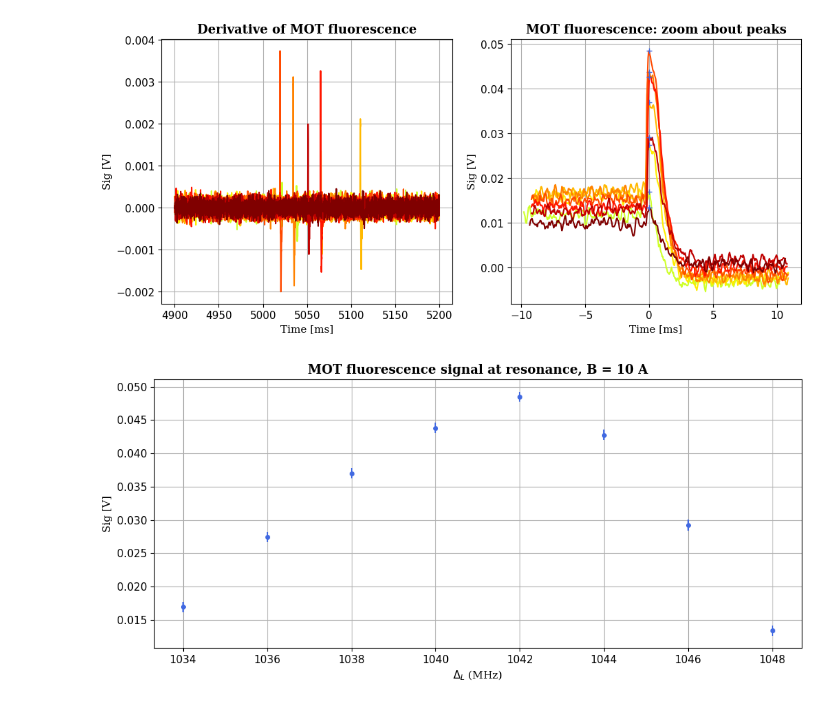
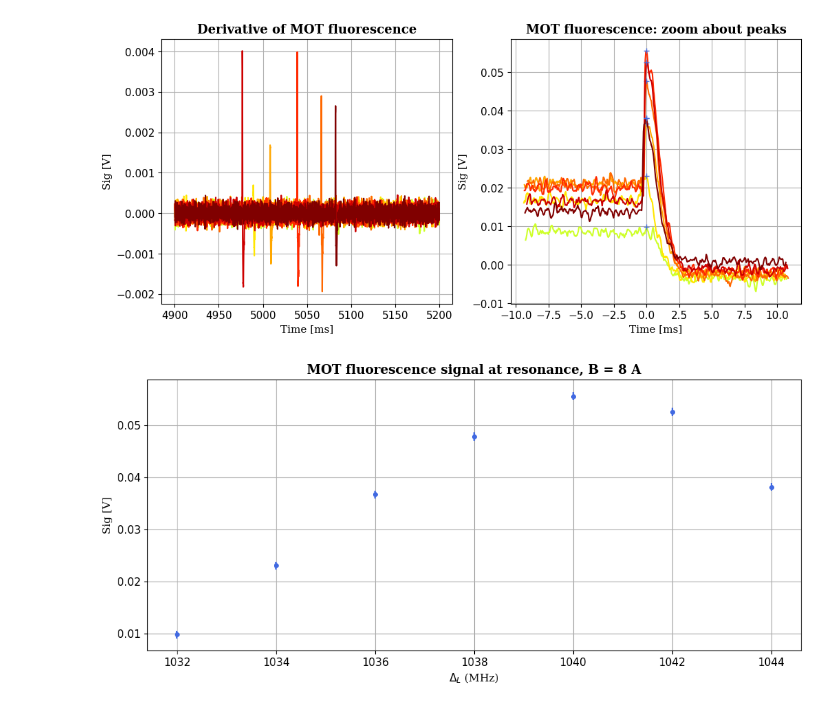
Before and after one commit to Leonardo-Razzai/MOT, a Jupyter notebook: Data/varying_B_and_D/different_DL_analysis.ipynb, the cells around one changed output. Drawn from its saved outputs; the diff is of its cells as text; code cells hidden in the pictures.

```diff
--- a/Data/varying_B_and_D/different_DL_analysis.ipynb
+++ b/Data/varying_B_and_D/different_DL_analysis.ipynb
@@ -3,9 +3,9 @@ from AnMOT import *
 # %%
 D_res = 1027 # MHz
-B = 10 # A
+B = 8 # A
 DATE = './2025-01-16/'
 
-BN_L_vals = range(1034, 1050, 2) # MHz
+BN_L_vals = range(1032, 1046, 2) # MHz
 DataSet = MOTdata_Loading(DATE, B=B, BN_L_vals=BN_L_vals, BN_res=D_res)
 # %%
 DataSet.ImportData()
@@ -20,10 +22,10 @@ DataSet.PlotRawData_zoom(tmin=4.9, tmax=5.2)
 # %%
-DataSet.SelectData(tmin=4.9, tmax=5.2, N_conv=4, plot=True)
+DataSet.SelectData_Peaks(tmin=4.9, tmax=5.2, N_conv=4, plot=True)
 # %% [output]
-[figure, old version]
+[figure, new version]
 # %%
 DataSet.Plot_maxima_fluorescence()
 # %% [output]
-[figure, old version]
+[figure, new version]
 # %%
 DataSet.SaveData_fluorescence()
```
Also changed, not shown: parts of 6 cells of this notebook, 57 other files.
